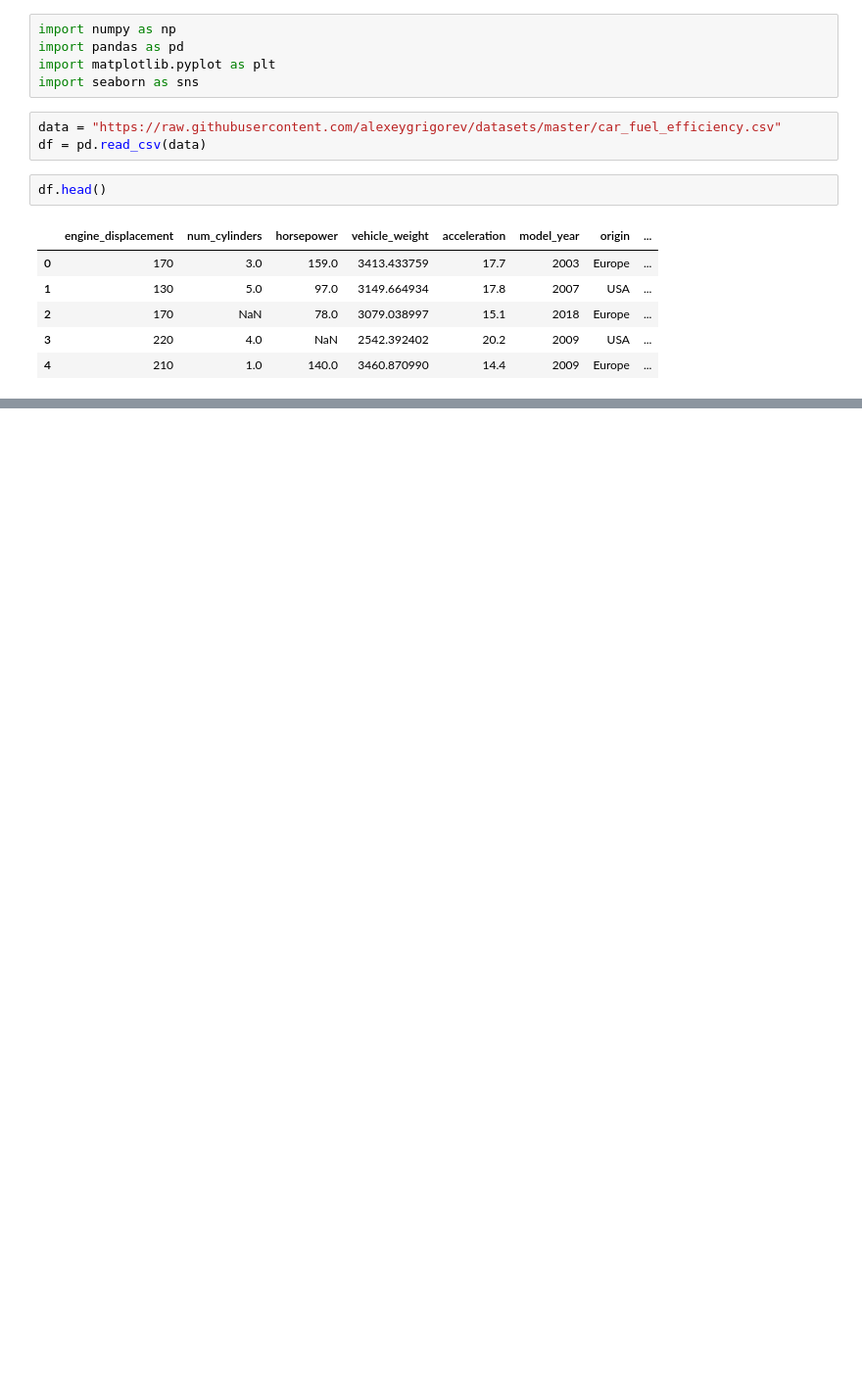
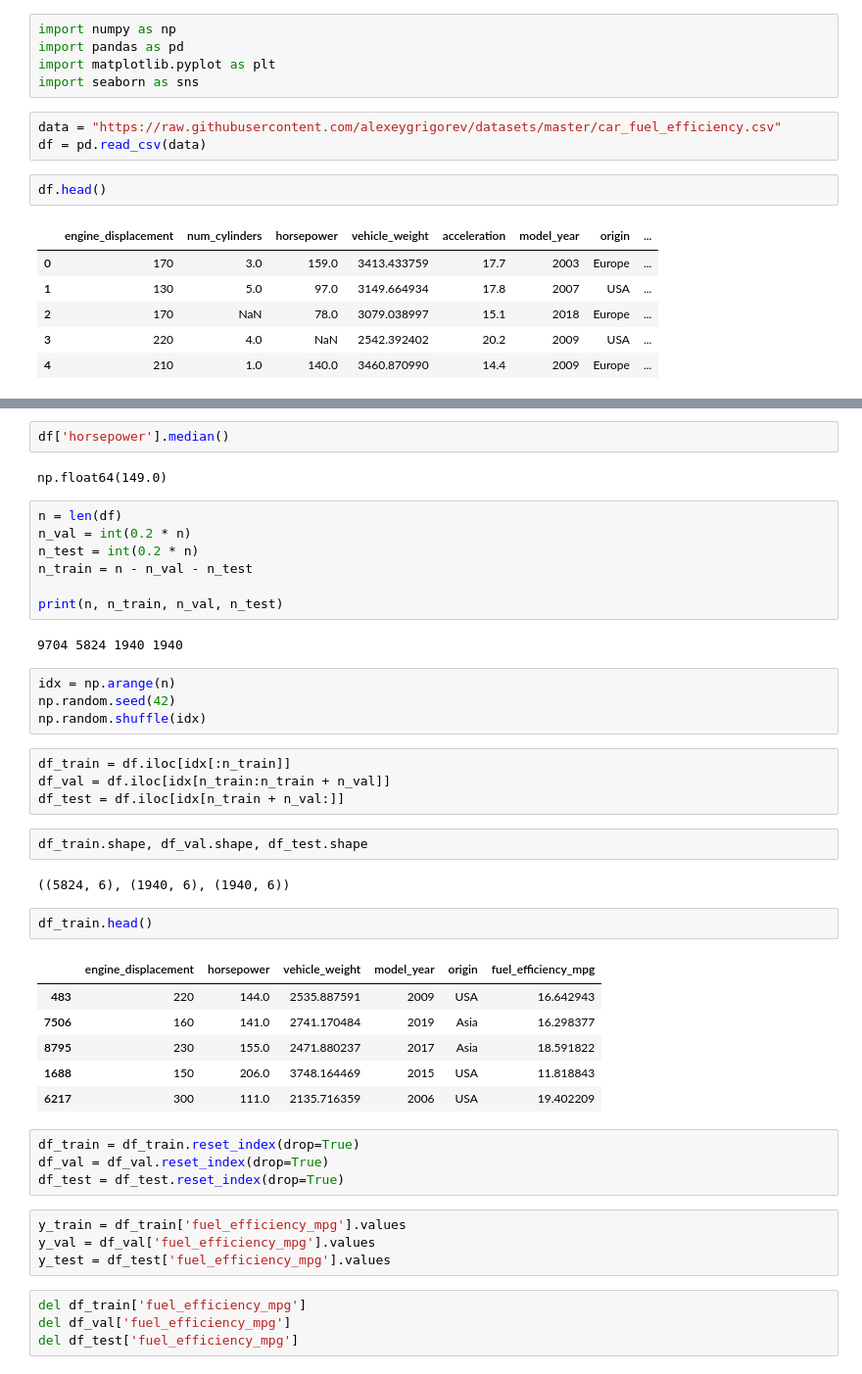
Before and after one commit to BhuvanChaithanya/machine-learning-zoomcamp-homework, a Jupyter notebook: 02-regression/homework2.ipynb, the cells around one changed output, grey strips where cells are left out. Shown: that part at 98% size. Saved outputs shown, nothing was run; the diff lists cells and outputs as text; blank space fills up the shorter version.

```diff
--- a/02-regression/homework2.ipynb
+++ b/02-regression/homework2.ipynb
@@ -17,0 +121,46 @@ df.head()
+# %%
+df['horsepower'].median()
+# %% [output]
+np.float64(149.0)
+# %%
+n = len(df)
+n_val = int(0.2 * n)
+n_test = int(0.2 * n)
+n_train = n - n_val - n_test
+
+print(n, n_train, n_val, n_test)
+# %% [output]
+9704 5824 1940 1940
+# %%
+idx = np.arange(n)
+np.random.seed(42)
+np.random.shuffle(idx)
+# %%
+df_train = df.iloc[idx[:n_train]]
+df_val = df.iloc[idx[n_train:n_train + n_val]]
+df_test = df.iloc[idx[n_train + n_val:]]
+# %%
+df_train.shape, df_val.shape, df_test.shape
+# %% [output]
+((5824, 6), (1940, 6), (1940, 6))
+# %%
+df_train.head()
+# %% [output]
+|  | engine_displacement | horsepower | vehicle_weight | model_year | origin | fuel_efficiency_mpg |
+| 483 | 220 | 144.0 | 2535.887591 | 2009 | USA | 16.642943 |
+| 7506 | 160 | 141.0 | 2741.170484 | 2019 | Asia | 16.298377 |
+| 8795 | 230 | 155.0 | 2471.880237 | 2017 | Asia | 18.591822 |
+| 1688 | 150 | 206.0 | 3748.164469 | 2015 | USA | 11.818843 |
+| 6217 | 300 | 111.0 | 2135.716359 | 2006 | USA | 19.402209 |
+# %%
+df_train = df_train.reset_index(drop=True)
+df_val = df_val.reset_index(drop=True)
+df_test = df_test.reset_index(drop=True)
+# %%
+y_train = df_train['fuel_efficiency_mpg'].values
+y_val = df_val['fuel_efficiency_mpg'].values
+y_test = df_test['fuel_efficiency_mpg'].values
+# %%
+del df_train['fuel_efficiency_mpg']
+del df_val['fuel_efficiency_mpg']
+del df_test['fuel_efficiency_mpg']
```
Also changed, not shown: parts of 12 cells of this notebook.
